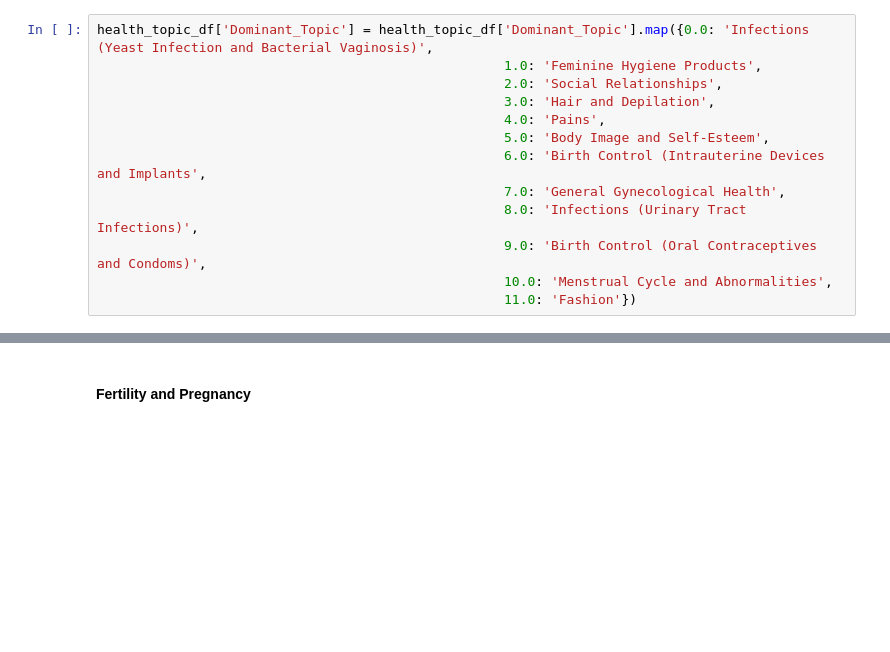
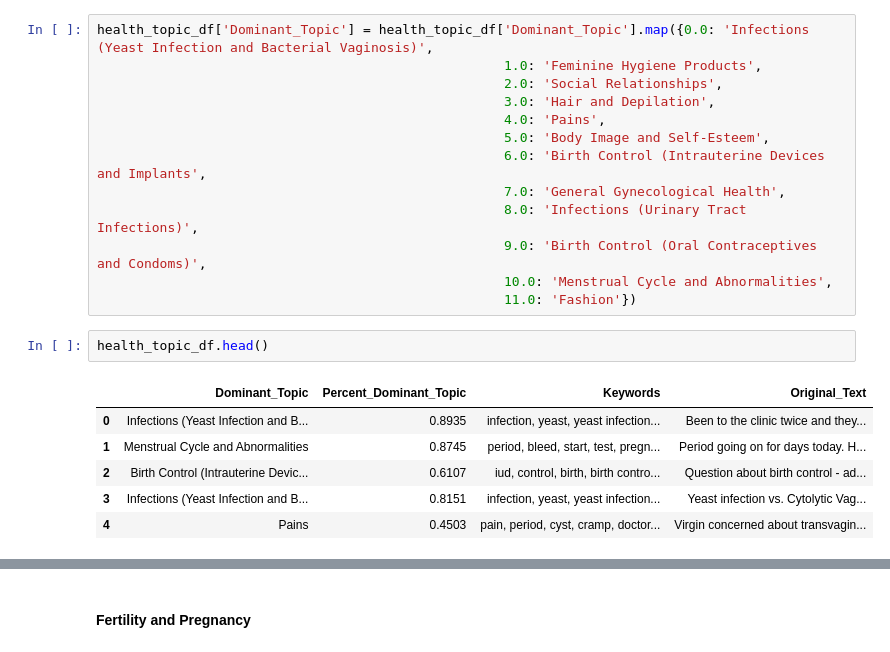
Before and after one commit to jlu90/Identifying-Womens-Health-Concerns, a Jupyter notebook: code/gensim_modeling.ipynb, the cells around one changed output, grey strips where cells are left out. Drawn from its saved outputs; the diff is of its cells as text; blank space fills up the shorter version.

```diff
--- a/code/gensim_modeling.ipynb
+++ b/code/gensim_modeling.ipynb
@@ -287,4 +282,13 @@ health_topic_df['Dominant_Topic'] = health_topic_df['Dominant_Topic'].map({0.0:
                                                     9.0: 'Birth Control (Oral Contraceptives and Condoms)',
                                                     10.0: 'Menstrual Cycle and Abnormalities',
                                                     11.0: 'Fashion'})
+# %%
+health_topic_df.head()
+# %% [output]
+|  | Dominant_Topic | Percent_Dominant_Topic | Keywords | Original_Text |
+| 0 | Infections (Yeast Infection and B... | 0.8935 | infection, yeast, yeast infection... | Been to the clinic twice and they... |
+| 1 | Menstrual Cycle and Abnormalities | 0.8745 | period, bleed, start, test, pregn... | Period going on for days today. H... |
+| 2 | Birth Control (Intrauterine Devic... | 0.6107 | iud, control, birth, birth contro... | Question about birth control - ad... |
+| 3 | Infections (Yeast Infection and B... | 0.8151 | infection, yeast, yeast infection... | Yeast infection vs. Cytolytic Vag... |
+| 4 | Pains | 0.4503 | pain, period, cyst, cramp, doctor... | Virgin concerned about transvagin... |
 # %%
```
Also changed, not shown: parts of 28 cells of this notebook, 1 other file.
